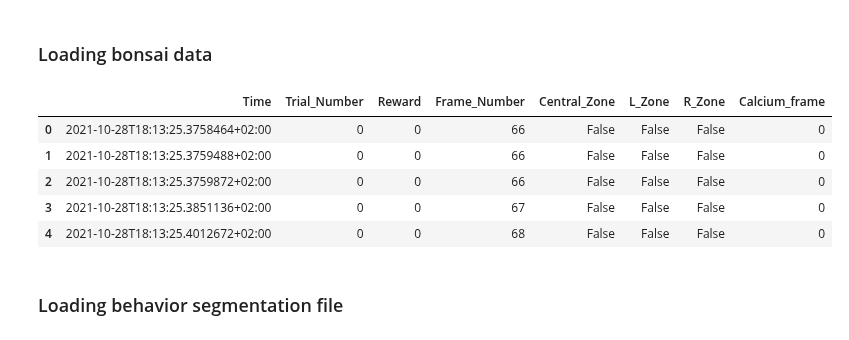
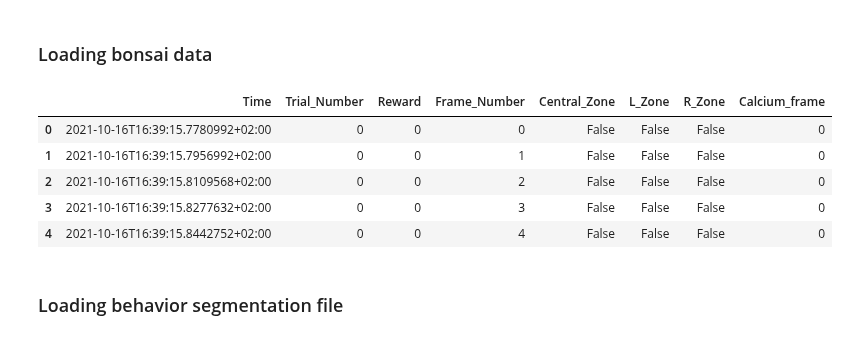
Before and after one commit to konkalaitzidis/bpnn, a Jupyter notebook: src/BPNeuralNet.ipynb, the cells around one changed output. Cells and saved outputs as stored; diff of their text form; code cells hidden in the pictures.

```diff
--- a/src/BPNeuralNet.ipynb
+++ b/src/BPNeuralNet.ipynb
@@ -294,25 +290,25 @@ Maximum pixel value: 1.0
 #         bonsai_data = pd.read_csv(s3_bonsai_url, header=None)
 # %%
 # Preparing bonsai data file
-bonsai_data_path = '/home/dmc/Desktop/kostas/direct-Behavior-prediction-from-miniscope-calcium-imaging-using-convolutional-neural-networks/data/tmaze_2021-10-28T18_13_23.csv'
+bonsai_data_path = '/Users/konstantinoskalaitzidis/Developer/dmc/my-gitlab-konkalaitzidis/direct-Behavior-prediction-from-miniscope-calcium-imaging-using-convolutional-neural-networks/data/tmaze_2021-10-16T16_39_14.csv'
 #bonsai_data_path = input("Insert path of bonsai data file here: ")
 bonsai_data = pd.read_csv(bonsai_data_path, header=None)
 
 
 # Adding column names
 bonsai_data = bonsai_data.rename(columns={
     0: 'Time', 1: 'Trial_Number',
     2: 'Reward', 3: 'Frame_Number', 4: 'Central_Zone',
     5: 'L_Zone', 6: 'R_Zone', 7: 'Calcium_frame'})
 
 bonsai_data.head()
 # %% [output]
 |  | Time | Trial_Number | Reward | Frame_Number | Central_Zone | L_Zone | R_Zone | Calcium_frame |
-| 0 | 2021-10-28T18:13:25.3758464+02:00 | 0 | 0 | 66 | False | False | False | 0 |
-| 1 | 2021-10-28T18:13:25.3759488+02:00 | 0 | 0 | 66 | False | False | False | 0 |
-| 2 | 2021-10-28T18:13:25.3759872+02:00 | 0 | 0 | 66 | False | False | False | 0 |
-| 3 | 2021-10-28T18:13:25.3851136+02:00 | 0 | 0 | 67 | False | False | False | 0 |
-| 4 | 2021-10-28T18:13:25.4012672+02:00 | 0 | 0 | 68 | False | False | False | 0 |
+| 0 | 2021-10-16T16:39:15.7780992+02:00 | 0 | 0 | 0 | False | False | False | 0 |
+| 1 | 2021-10-16T16:39:15.7956992+02:00 | 0 | 0 | 1 | False | False | False | 0 |
+| 2 | 2021-10-16T16:39:15.8109568+02:00 | 0 | 0 | 2 | False | False | False | 0 |
+| 3 | 2021-10-16T16:39:15.8277632+02:00 | 0 | 0 | 3 | False | False | False | 0 |
+| 4 | 2021-10-16T16:39:15.8442752+02:00 | 0 | 0 | 4 | False | False | False | 0 |
 # %% [markdown]
 ### Loading behavior segmentation file
 # %%
```
Also changed, not shown: parts of 22 cells of this notebook.
